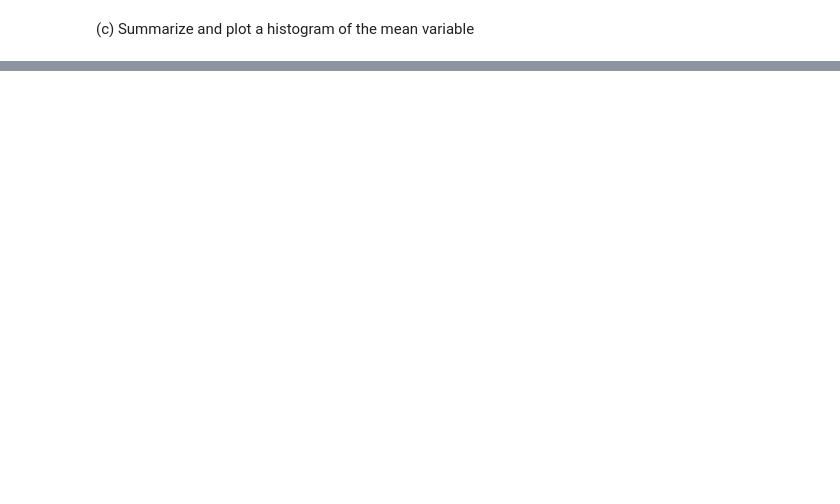
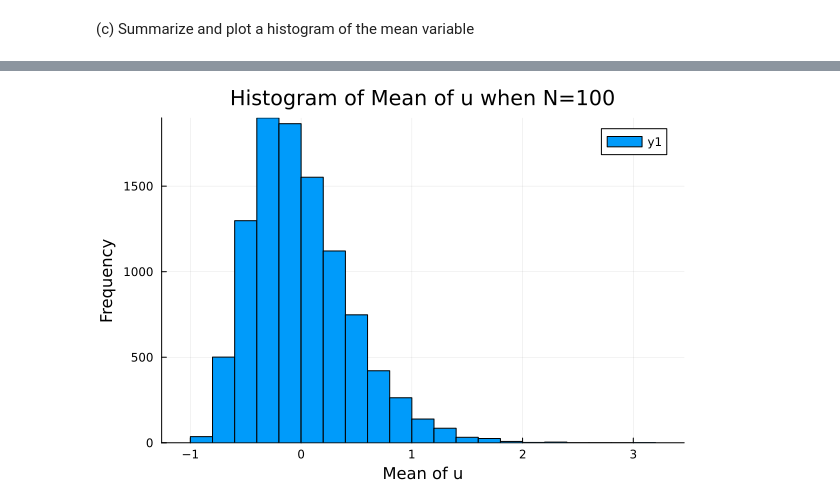
Before and after one commit to liminglin98/ScPo_M1_Econometrics2, a Jupyter notebook: HW4/PS4_P1_LLM.ipynb, the cells around one changed output, grey strips where cells are left out. Cells and saved outputs as stored; diff of their text form; code cells hidden in the pictures; blank space fills up the shorter version.

```diff
--- a/HW4/PS4_P1_LLM.ipynb
+++ b/HW4/PS4_P1_LLM.ipynb
@@ -104,0 +127,9 @@ histogram(mean_vals, bins=30, title="Histogram of Mean of u", xlabel="Mean of u"
+# %%
+# For N=100
+mean_vals = zeros(n)
+sd_vals = zeros(n)
+for i in 1:n
+    mean_vals[i], sd_vals[i] = f(10)
+end
+df_3 = DataFrame(mean_vals = mean_vals, sd_vals = sd_vals)
+mean_summary_3 = describe(select(df_3, [:mean_vals]))
@@ -104,0 +141,5 @@ histogram(mean_vals, bins=30, title="Histogram of Mean of u", xlabel="Mean of u"
+# %%
+# Plot the histogram of the mean variable
+histogram(mean_vals, bins=30, title="Histogram of Mean of u when N=100", xlabel="Mean of u", ylabel="Frequency")
+# %% [output]
+[figure, added]
```
Also changed, not shown: parts of 15 cells of this notebook.
